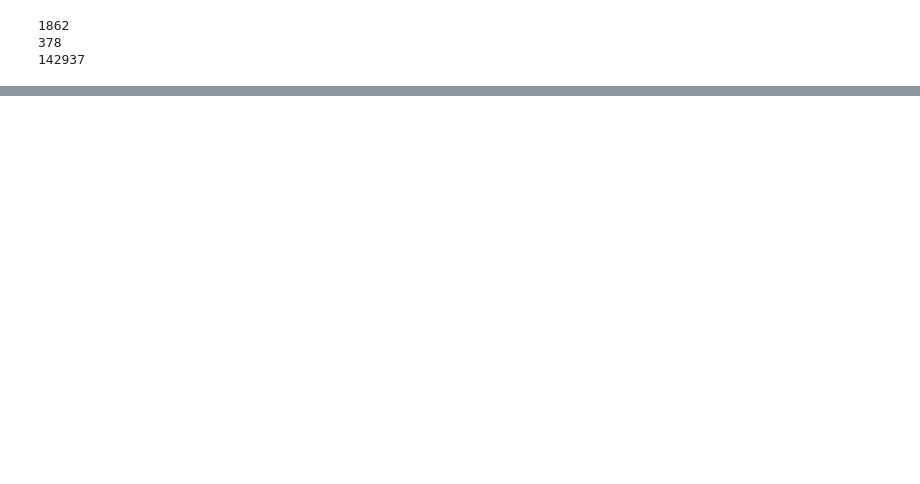
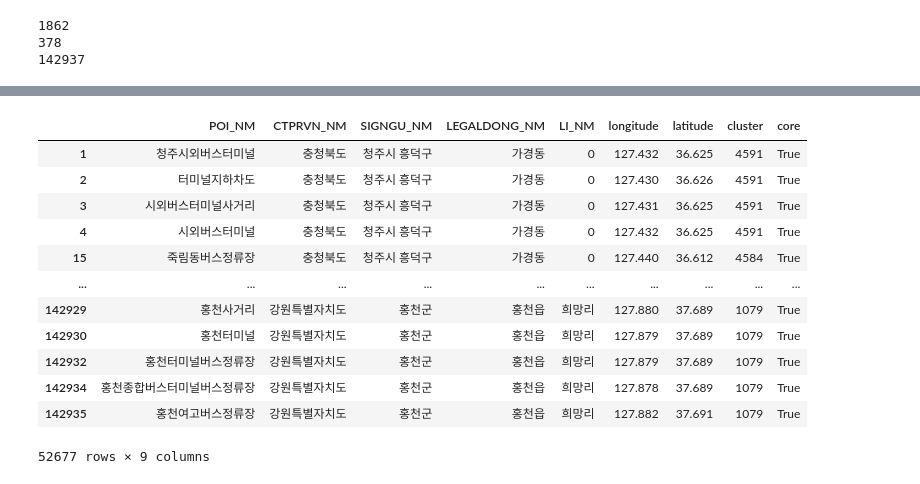
Before and after one commit to JaewonLee11/carSharing, a Jupyter notebook: CarSharing_vis.ipynb, the cells around one changed output, grey strips where cells are left out. Drawn from its saved outputs; the diff is of its cells as text; code cells hidden in the pictures; blank space fills up the shorter version.

```diff
--- a/CarSharing_vis.ipynb
+++ b/CarSharing_vis.ipynb
@@ -279,18 +266,9 @@ hdbscan_model.fit(coords)
 df3_transport['cluster'] = hdbscan_model.labels_
 
 # 코어 멤버 여부 추가
-df3_transport['core'] = hdbscan_model.probabilities_ >= 0.5
-# 코어 멤버 반경 설정 (예: 밀도의 역수를 반경으로 설정)
-df3_transport['radius'] = 1 / hdbscan_model.outlier_scores_  # 밀도가 높을수록 반경 작음
-
-
+df3_transport['core'] = hdbscan_model.probabilities_ == 1
 # 코어 멤버만 필터링
 transport_core_members = df3_transport[df3_transport['core']]
-
-# 각 코어 멤버에 대해 원형 좌표 생성
-transport_core_members['polygon'] = transport_core_members.apply(
-    lambda row: generate_circle(row['latitude'], row['longitude'], row['radius']), axis=1
-)
 
 # 결과 확인
 print(f"Number of core members: {len(transport_core_members)}")
@@ -541,0 +436,16 @@ chart
+# %%
+transport_core_members
+# %% [output]
+|  | POI_NM | CTPRVN_NM | SIGNGU_NM | LEGALDONG_NM | LI_NM | longitude | latitude | cluster | core |
+| 1 | 청주시외버스터미널 | 충청북도 | 청주시 흥덕구 | 가경동 | 0 | 127.432 | 36.625 | 4591 | True |
+| 2 | 터미널지하차도 | 충청북도 | 청주시 흥덕구 | 가경동 | 0 | 127.430 | 36.626 | 4591 | True |
+| 3 | 시외버스터미널사거리 | 충청북도 | 청주시 흥덕구 | 가경동 | 0 | 127.431 | 36.625 | 4591 | True |
+| 4 | 시외버스터미널 | 충청북도 | 청주시 흥덕구 | 가경동 | 0 | 127.432 | 36.625 | 4591 | True |
+| 15 | 죽림동버스정류장 | 충청북도 | 청주시 흥덕구 | 가경동 | 0 | 127.440 | 36.612 | 4584 | True |
+| ... | ... | ... | ... | ... | ... | ... | ... | ... | ... |
+| 142929 | 홍천사거리 | 강원특별자치도 | 홍천군 | 홍천읍 | 희망리 | 127.880 | 37.689 | 1079 | True |
+| 142930 | 홍천터미널 | 강원특별자치도 | 홍천군 | 홍천읍 | 희망리 | 127.879 | 37.689 | 1079 | True |
+| 142932 | 홍천터미널버스정류장 | 강원특별자치도 | 홍천군 | 홍천읍 | 희망리 | 127.879 | 37.689 | 1079 | True |
+| 142934 | 홍천종합버스터미널버스정류장 | 강원특별자치도 | 홍천군 | 홍천읍 | 희망리 | 127.878 | 37.689 | 1079 | True |
+| 142935 | 홍천여고버스정류장 | 강원특별자치도 | 홍천군 | 홍천읍 | 희망리 | 127.882 | 37.691 | 1079 | True |
+52677 rows × 9 columns
```
Also changed, not shown: parts of 26 cells of this notebook, 2 other files.
